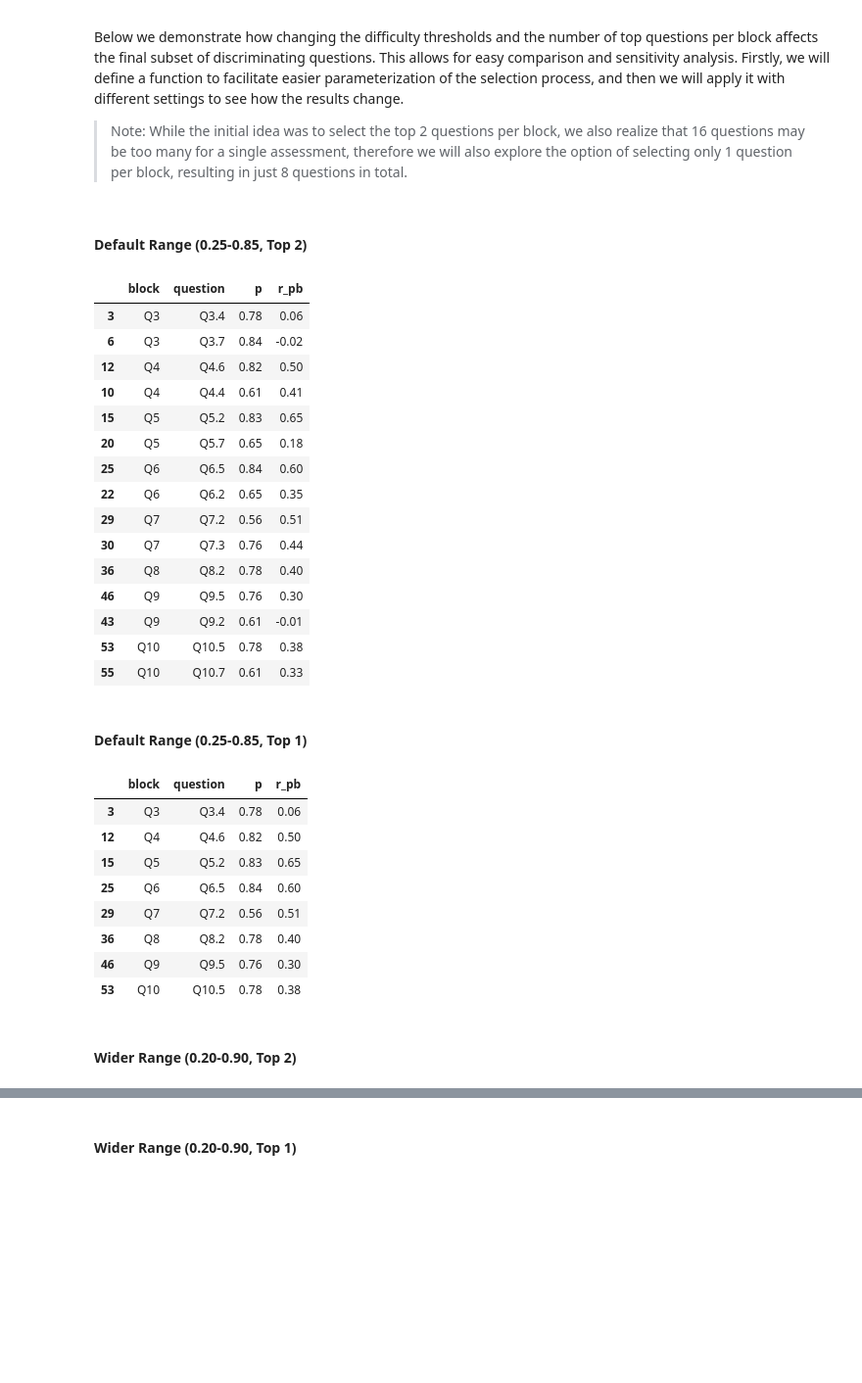
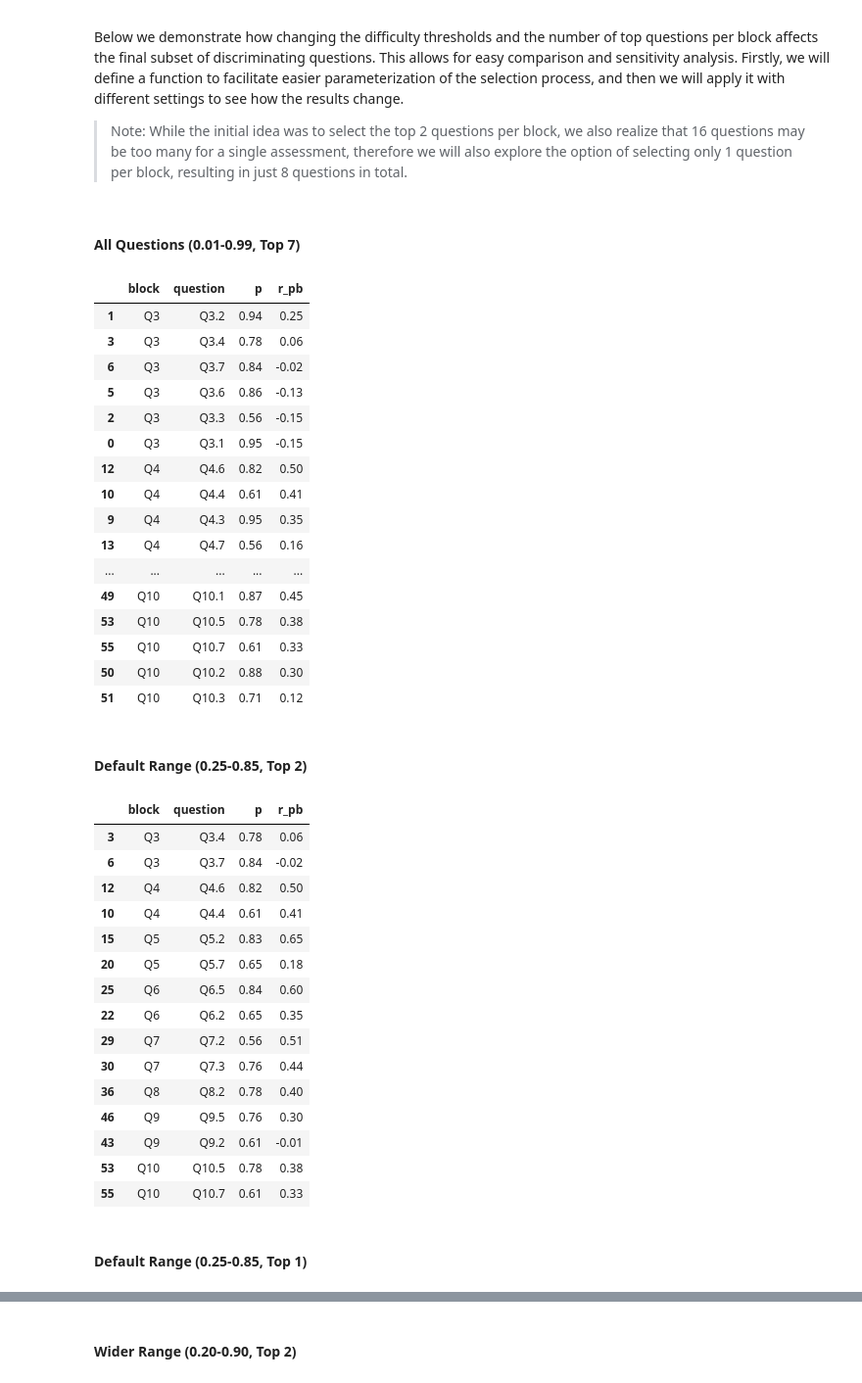
Before and after one commit to alemoraru/exceed-python-skill-assessment, a Jupyter notebook: notebooks/02_detailed_analysis.ipynb, the cells around one changed output, grey strips where cells are left out. Shown: that part at 98% size. Drawn from its saved outputs; the diff is of its cells as text; code cells hidden in the pictures; blank space fills up the shorter version.

Commit message:
Add wider range for all non 1.0 difficulty questions

```diff
--- a/notebooks/02_detailed_analysis.ipynb
+++ b/notebooks/02_detailed_analysis.ipynb
@@ -393,49 +393,60 @@ def select_top_questions(statistics_df, min_p=0.25, max_p=0.85, top_n=2):
 # %%
 # Define different settings for varying difficulty thresholds and top-N selection
 settings = [
+    # For the "all questions" setting, setting the upper bound to 1.0 makes no sense,
+    # since for those perfectly answered questions, there is no variability to compute a correlation.
+    {"min_p": 0.01, "max_p": 0.99, "top_n": 7, "label": "All Questions (0.01-0.99, Top 7)"},
     {"min_p": 0.25, "max_p": 0.85, "top_n": 2, "label": "Default Range (0.25-0.85, Top 2)"},
     {"min_p": 0.25, "max_p": 0.85, "top_n": 1, "label": "Default Range (0.25-0.85, Top 1)"},
     {"min_p": 0.20, "max_p": 0.90, "top_n": 2, "label": "Wider Range (0.20-0.90, Top 2)"},
     {"min_p": 0.20, "max_p": 0.90, "top_n": 1, "label": "Wider Range (0.20-0.90, Top 1)"},
     {"min_p": 0.20, "max_p": 0.90, "top_n": 2, "label": "Widest Range (0.20-0.95, Top 2)"},
     {"min_p": 0.20, "max_p": 0.90, "top_n": 1, "label": "Widest Range (0.20-0.95, Top 1)"},
     {"min_p": 0.30, "max_p": 0.80, "top_n": 2, "label": "Narrower Range (0.30-0.75, Top 2)"},
     {"min_p": 0.30, "max_p": 0.80, "top_n": 1, "label": "Narrower Range (0.30-0.75, Top 1)"},
 ]
 
 # Display top questions for different settings
 for s in settings:
     result = select_top_questions(stats_df, min_p=s["min_p"], max_p=s["max_p"], top_n=s["top_n"])
     display(HTML(f"<h4>{s['label']}</h4>"))
     display(result[["block", "question", "p", "r_pb"]].style.format({"p": "{:.2f}", "r_pb": "{:.2f}"}))
 # %% [output]
-Default Range (0.25-0.85, Top 2)
+All Questions (0.01-0.99, Top 7)
 |  | block | question | p | r_pb |
+| 1 | Q3 | Q3.2 | 0.94 | 0.25 |
 | 3 | Q3 | Q3.4 | 0.78 | 0.06 |
 | 6 | Q3 | Q3.7 | 0.84 | -0.02 |
+| 5 | Q3 | Q3.6 | 0.86 | -0.13 |
+| 2 | Q3 | Q3.3 | 0.56 | -0.15 |
+| 0 | Q3 | Q3.1 | 0.95 | -0.15 |
 | 12 | Q4 | Q4.6 | 0.82 | 0.50 |
 | 10 | Q4 | Q4.4 | 0.61 | 0.41 |
-| 15 | Q5 | Q5.2 | 0.83 | 0.65 |
-| 20 | Q5 | Q5.7 | 0.65 | 0.18 |
-| 25 | Q6 | Q6.5 | 0.84 | 0.60 |
-| 22 | Q6 | Q6.2 | 0.65 | 0.35 |
-| 29 | Q7 | Q7.2 | 0.56 | 0.51 |
-| 30 | Q7 | Q7.3 | 0.76 | 0.44 |
-| 36 | Q8 | Q8.2 | 0.78 | 0.40 |
-| 46 | Q9 | Q9.5 | 0.76 | 0.30 |
-| 43 | Q9 | Q9.2 | 0.61 | -0.01 |
+| 9 | Q4 | Q4.3 | 0.95 | 0.35 |
+| 13 | Q4 | Q4.7 | 0.56 | 0.16 |
+| ... | ... | ... | ... | ... |
+| 49 | Q10 | Q10.1 | 0.87 | 0.45 |
 | 53 | Q10 | Q10.5 | 0.78 | 0.38 |
 | 55 | Q10 | Q10.7 | 0.61 | 0.33 |
+| 50 | Q10 | Q10.2 | 0.88 | 0.30 |
+| 51 | Q10 | Q10.3 | 0.71 | 0.12 |
-Default Range (0.25-0.85, Top 1)
+Default Range (0.25-0.85, Top 2)
 |  | block | question | p | r_pb |
 | 3 | Q3 | Q3.4 | 0.78 | 0.06 |
+| 6 | Q3 | Q3.7 | 0.84 | -0.02 |
 | 12 | Q4 | Q4.6 | 0.82 | 0.50 |
+| 10 | Q4 | Q4.4 | 0.61 | 0.41 |
 | 15 | Q5 | Q5.2 | 0.83 | 0.65 |
+| 20 | Q5 | Q5.7 | 0.65 | 0.18 |
 | 25 | Q6 | Q6.5 | 0.84 | 0.60 |
+| 22 | Q6 | Q6.2 | 0.65 | 0.35 |
 | 29 | Q7 | Q7.2 | 0.56 | 0.51 |
+| 30 | Q7 | Q7.3 | 0.76 | 0.44 |
 | 36 | Q8 | Q8.2 | 0.78 | 0.40 |
 | 46 | Q9 | Q9.5 | 0.76 | 0.30 |
+| 43 | Q9 | Q9.2 | 0.61 | -0.01 |
 | 53 | Q10 | Q10.5 | 0.78 | 0.38 |
+| 55 | Q10 | Q10.7 | 0.61 | 0.33 |
-Wider Range (0.20-0.90, Top 2)
+Default Range (0.25-0.85, Top 1)
 |  | block | question | p | r_pb |
 | 3 | Q3 | Q3.4 | 0.78 | 0.06 |
@@ -455,4 +459,4 @@ Wider Range (0.20-0.90, Top 2)
 | 53 | Q10 | Q10.5 | 0.78 | 0.38 |
-Wider Range (0.20-0.90, Top 1)
+Wider Range (0.20-0.90, Top 2)
 |  | block | question | p | r_pb |
 | 3 | Q3 | Q3.4 | 0.78 | 0.06 |
```
Also changed, not shown: parts of 1 cell of this notebook.
